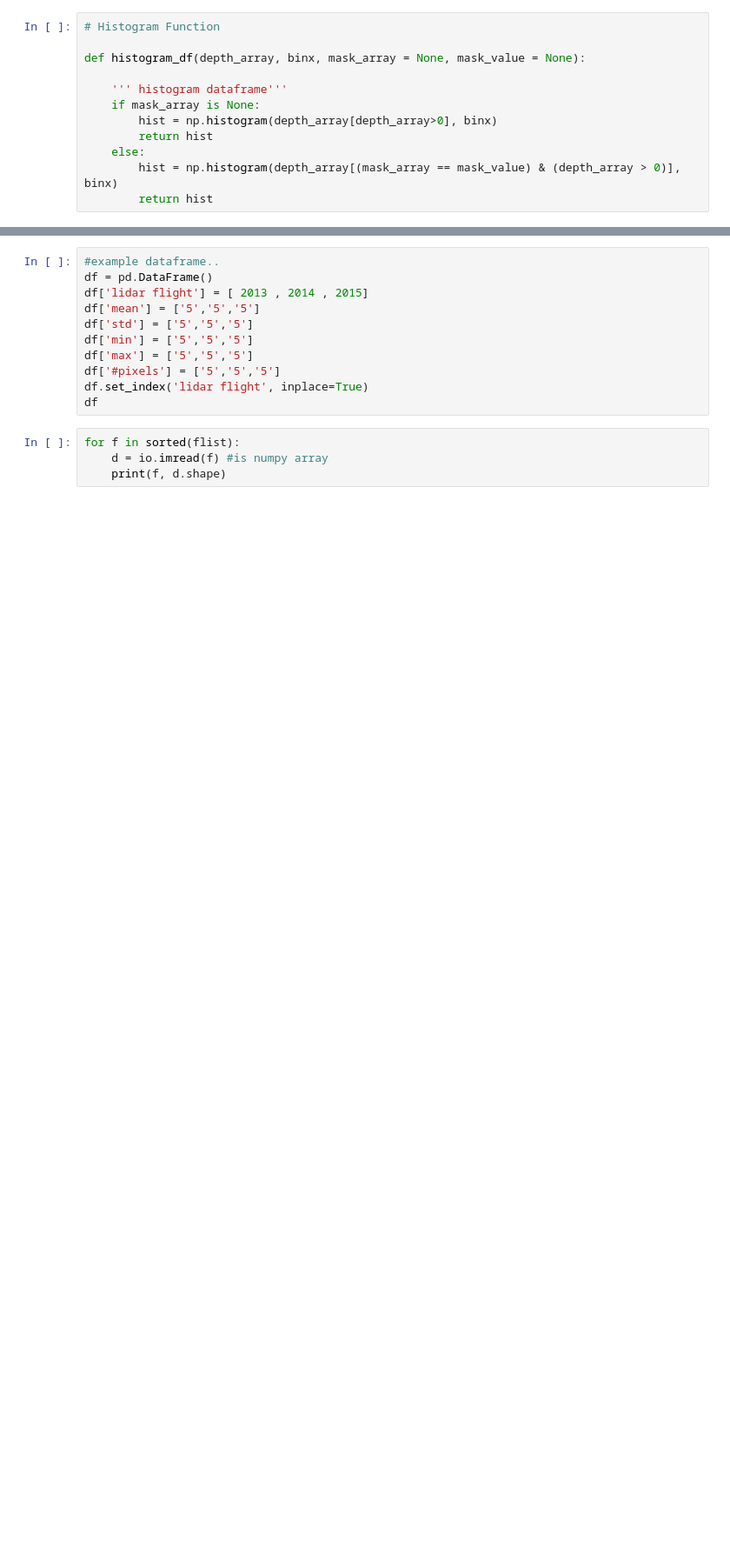
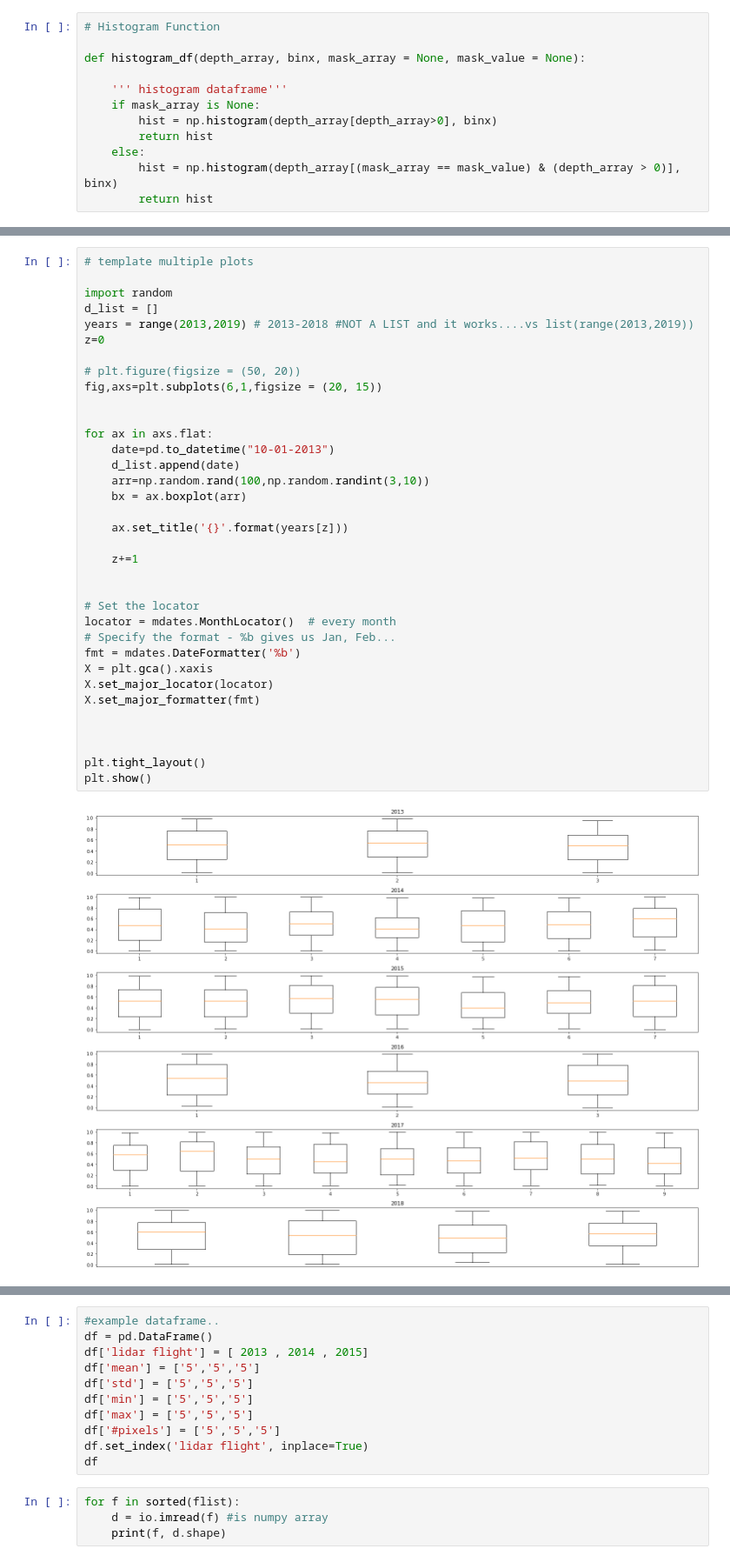
Before and after one commit to meganmason/jlabs, a Jupyter notebook: 3m_analysis/3m_analysis.ipynb, the cells around one changed output, grey strips where cells are left out. Shown at 87% size. Cells and saved outputs as stored; diff of their text form; blank space fills up the shorter version.

```diff
--- a/3m_analysis/3m_analysis.ipynb
+++ b/3m_analysis/3m_analysis.ipynb
@@ -264,0 +360,37 @@ for column in df_h:
+# %%
+# template multiple plots
+
+import random
+d_list = []
+years = range(2013,2019) # 2013-2018 #NOT A LIST and it works....vs list(range(2013,2019))
+z=0
+
+# plt.figure(figsize = (50, 20))
+fig,axs=plt.subplots(6,1,figsize = (20, 15))
+
+
+for ax in axs.flat:
+    date=pd.to_datetime("10-01-2013")
+    d_list.append(date)
+    arr=np.random.rand(100,np.random.randint(3,10))
+    bx = ax.boxplot(arr)
+
+    ax.set_title('{}'.format(years[z]))
+
+    z+=1
+
+
+# Set the locator
+locator = mdates.MonthLocator()  # every month
+# Specify the format - %b gives us Jan, Feb...
+fmt = mdates.DateFormatter('%b')
+X = plt.gca().xaxis
+X.set_major_locator(locator)
+X.set_major_formatter(fmt)
+
+
+
+plt.tight_layout()
+plt.show()
+# %% [output]
+[figure, added]
```
Also changed, not shown: parts of 21 cells of this notebook, 1 other file.
